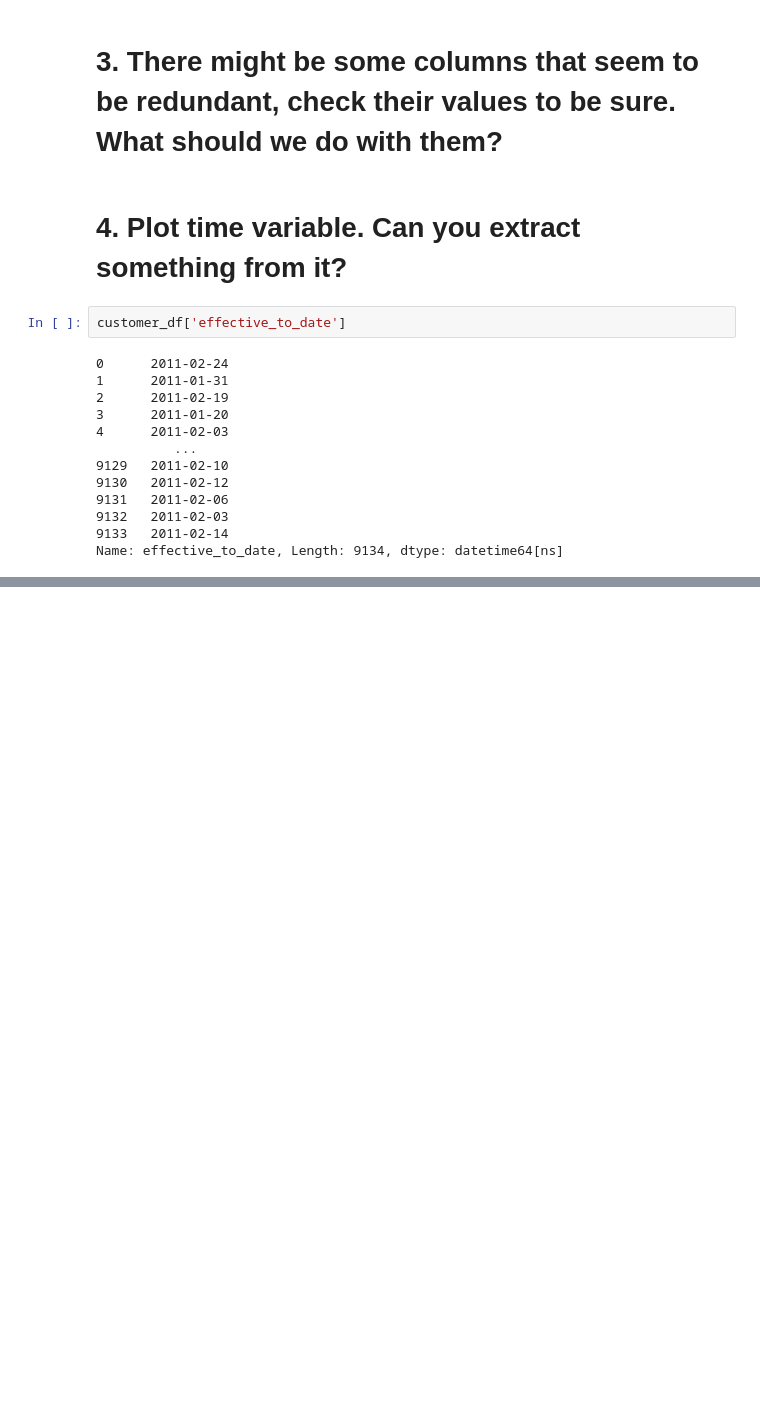
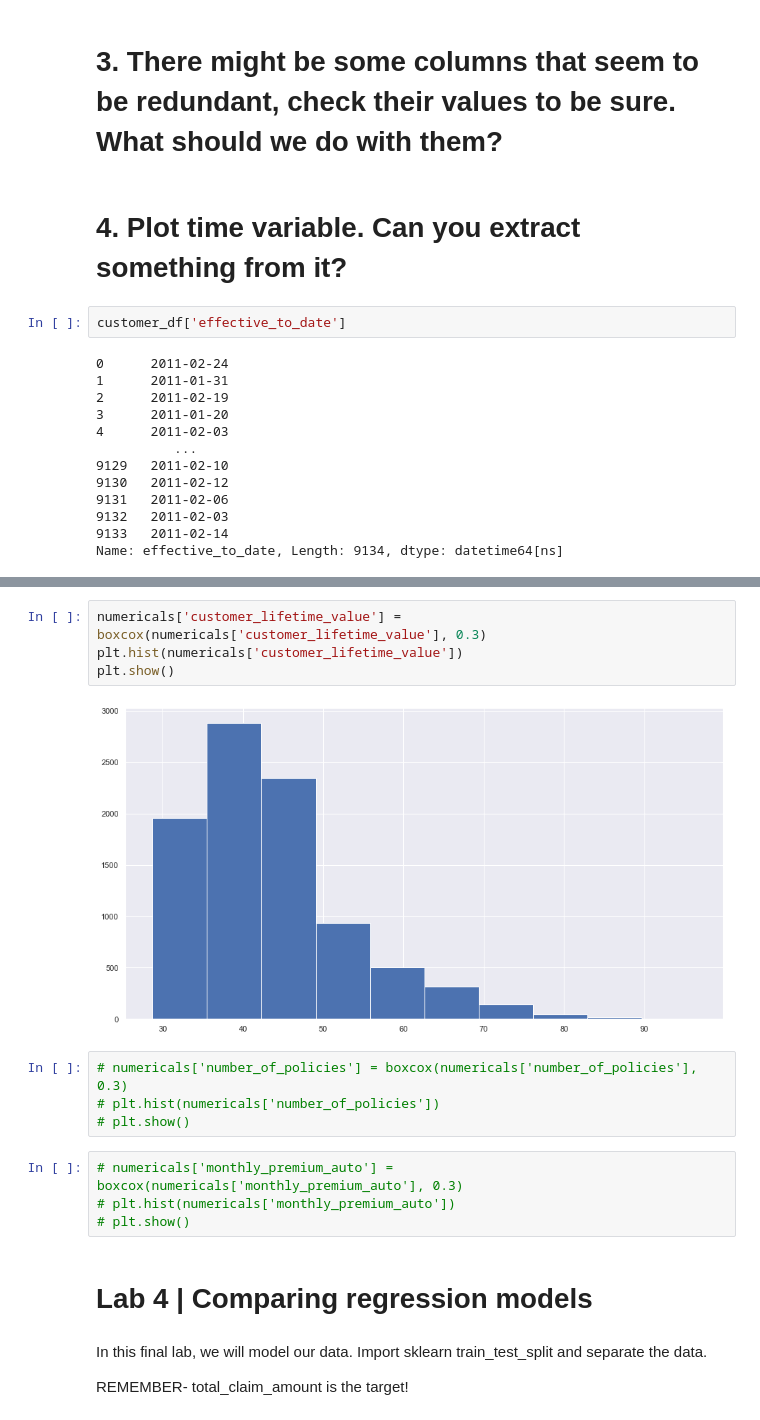
Before and after one commit to gag6ban/lab-cleaning-numerical-data, a Jupyter notebook: files_for_lab/lab-cleaning-numerical-data.ipynb, the cells around one changed output, grey strips where cells are left out. Drawn from its saved outputs; the diff is of its cells as text; blank space fills up the shorter version.

```diff
--- a/files_for_lab/lab-cleaning-numerical-data.ipynb
+++ b/files_for_lab/lab-cleaning-numerical-data.ipynb
@@ -516,0 +620,20 @@ sns.lineplot(x='effective_to_date', y="total_claim_amount", data= customer_df)
+# %%
+numericals['customer_lifetime_value'] = boxcox(numericals['customer_lifetime_value'], 0.3)
+plt.hist(numericals['customer_lifetime_value'])
+plt.show()
+# %% [output]
+[figure, added]
+# %%
+# numericals['number_of_policies'] = boxcox(numericals['number_of_policies'], 0.3)
+# plt.hist(numericals['number_of_policies'])
+# plt.show()
+# %%
+# numericals['monthly_premium_auto'] = boxcox(numericals['monthly_premium_auto'], 0.3)
+# plt.hist(numericals['monthly_premium_auto'])
+# plt.show()
+# %% [markdown]
+# Lab 4 | Comparing regression models
+# %% [markdown]
+In this final lab, we will model our data. Import sklearn train_test_split and separate the data.
+
+REMEMBER- total_claim_amount is the target!
```
Also changed, not shown: parts of 63 cells of this notebook.
